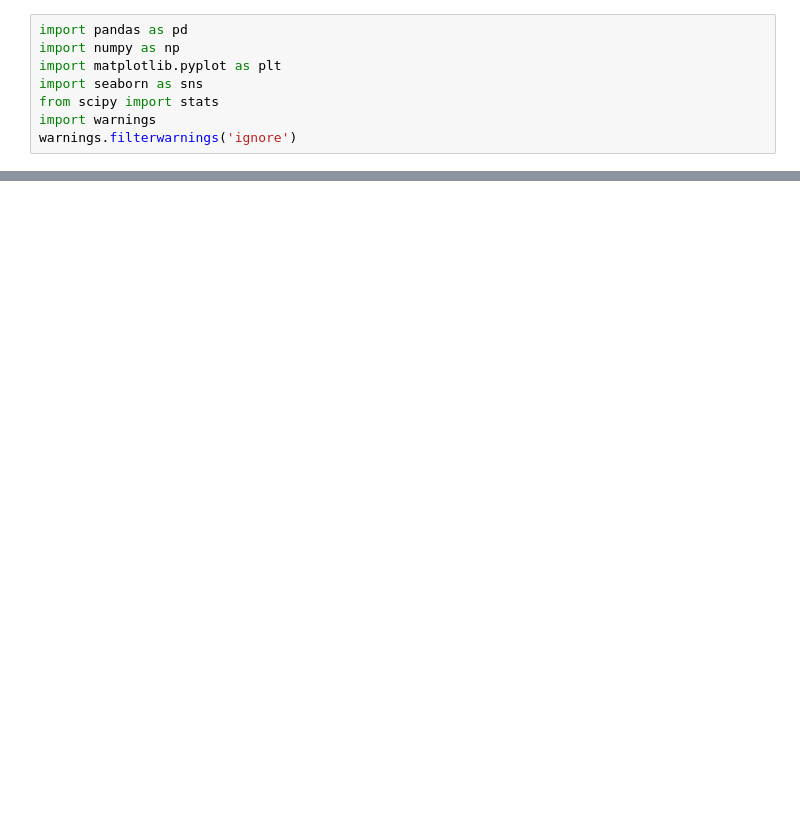
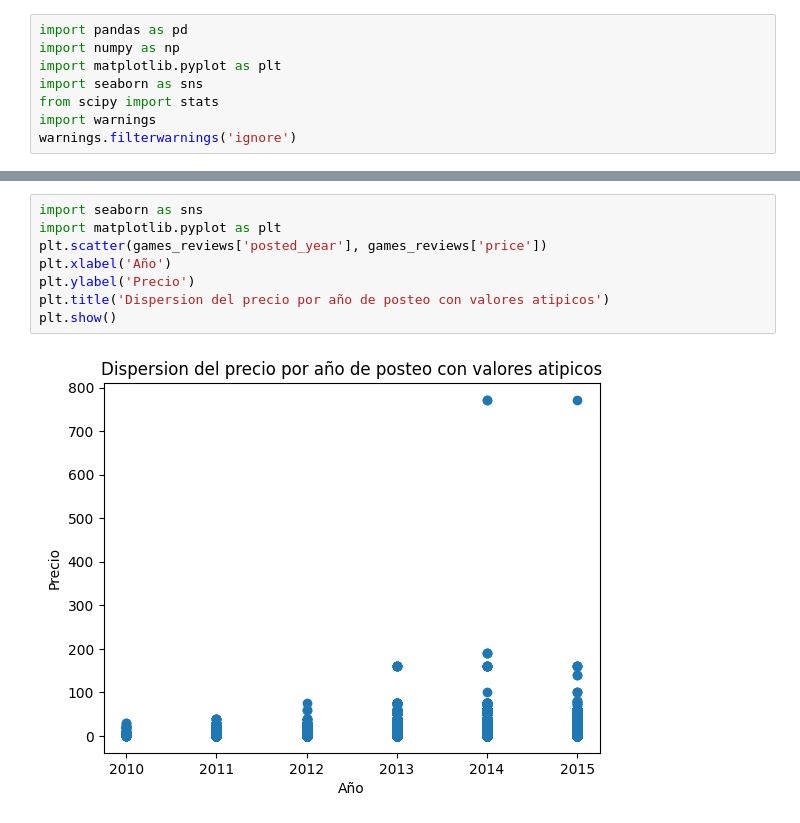
Before and after one commit to LuisLaurence23/PI-Machine-Learning, a Jupyter notebook: Eda.ipynb, the cells around one changed output, grey strips where cells are left out. Saved outputs shown, nothing was run; the diff lists cells and outputs as text; blank space fills up the shorter version.

```diff
--- a/Eda.ipynb
+++ b/Eda.ipynb
@@ -96,0 +135,10 @@ posted_year | 0.0 | int64
+# %%
+import seaborn as sns
+import matplotlib.pyplot as plt
+plt.scatter(games_reviews['posted_year'], games_reviews['price'])
+plt.xlabel('Año')
+plt.ylabel('Precio')
+plt.title('Dispersion del precio por año de posteo con valores atipicos')
+plt.show()
+# %% [output]
+[figure, added]
```
Also changed, not shown: parts of 28 cells of this notebook, 8 other files.
